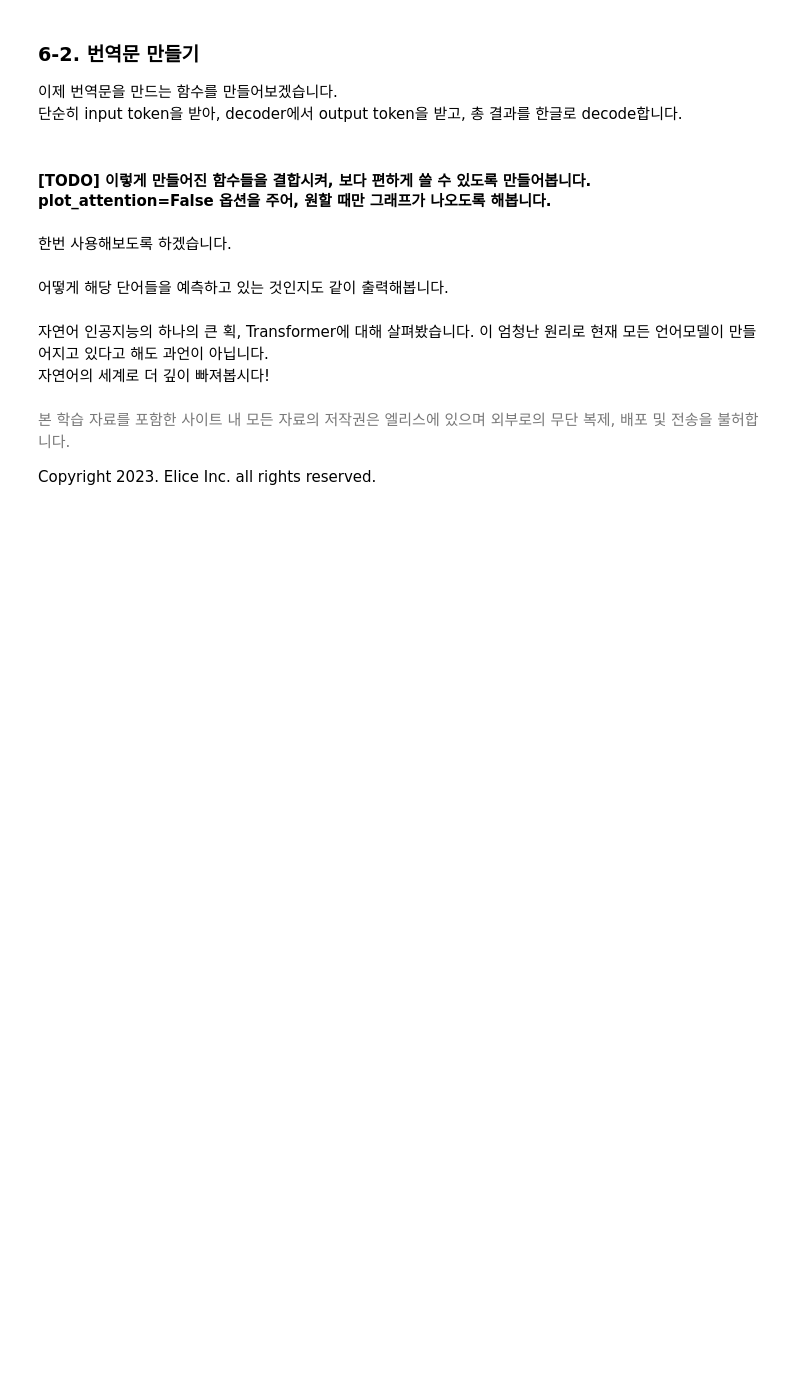
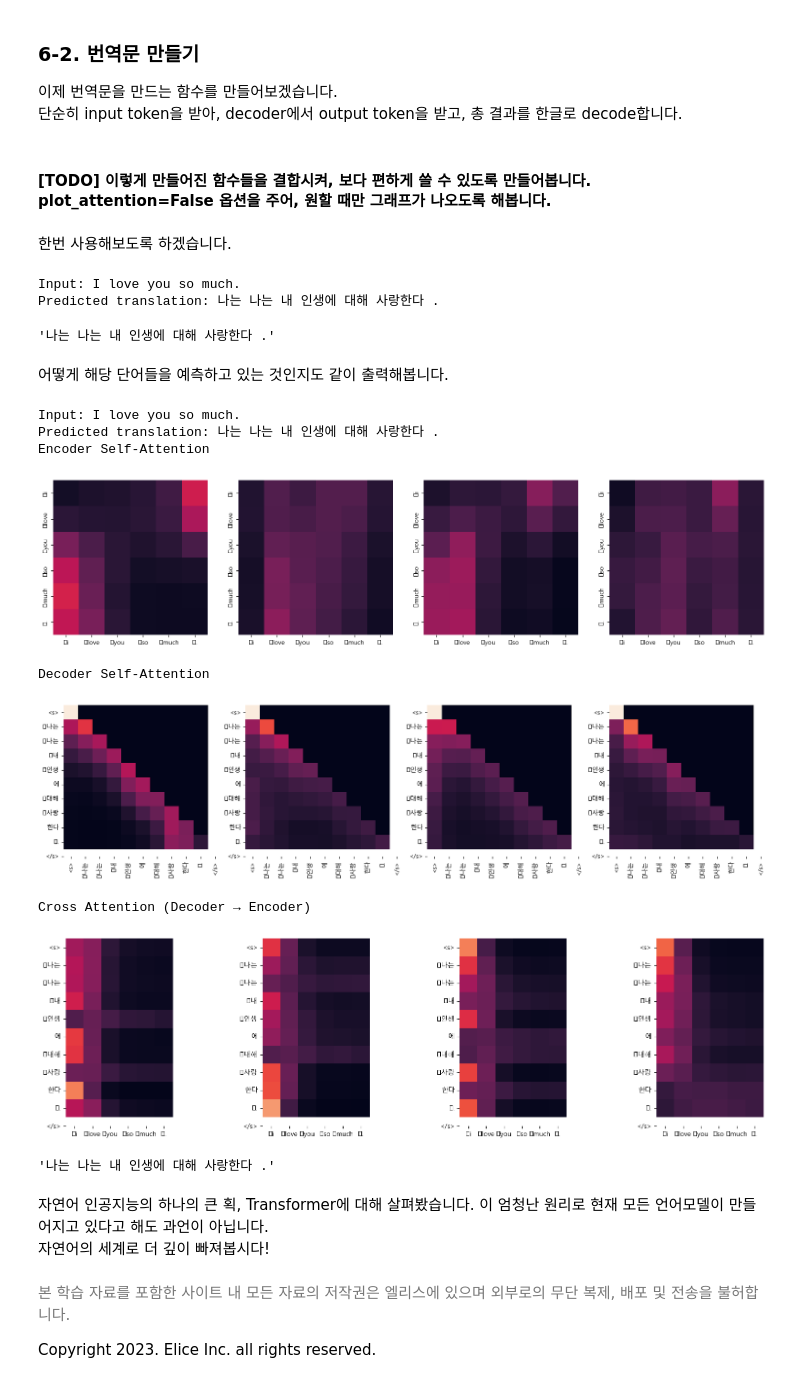
Before and after one commit to jihyeon602/NLP_Transformer_practice, a Jupyter notebook: practice1/[실습] 자연어 인공지능의 작은 거인 Transformer 구현하기.ipynb, the cells around one changed output. Drawn from its saved outputs; the diff is of its cells as text; code cells hidden in the pictures; blank space fills up the shorter version.

```diff
--- a/practice1/[실습] 자연어 인공지능의 작은 거인 Transformer 구현하기.ipynb
+++ b/practice1/[실습] 자연어 인공지능의 작은 거인 Transformer 구현하기.ipynb
@@ -705,9 +892,9 @@ class Transformer(tf.keras.Model):
 # %%
 # 주어진 하이퍼파라미터로 Transformer 인스턴스 생성
 n_layers = 2
-n_heads = 8
-d_model = 512
-d_ff = 2048
+n_heads = 4
+d_model = 128
+d_ff = 1024
 dropout= 0.4
 src_vocab_size = 10000
 tgt_vocab_size = 10000
@@ -793,6 +1003,16 @@ model.compile(optimizer=optimizer,loss=loss_function)
 # %% [markdown]
 이제 인공지능 번역기를 학습시킬 준비가 끝났습니다. 한번 학습시켜 보도록 하겠습니다.
 조금 시간이 걸립니다.(약 30 ~ 60분: GPU성능에 따라) 잠시 커피라도 한잔 하는 것도 좋겠습니다.
-# %%
-epochs = 20
-model.fit(train_dataset,validation_data=val_dataset,epochs=epochs)
+# %%
+from tensorflow.keras.callbacks import ModelCheckpoint
+
+checkpoint = ModelCheckpoint(
+    filepath='best_transformer2.weights.h5',
+    monitor='val_loss',
+    save_best_only=True,
+    save_weights_only=True,
+    verbose=1
+)
+
+epochs = 10
+model.fit(train_dataset,validation_data=val_dataset,epochs=epochs, callbacks=[checkpoint])
@@ -881,7 +1134,7 @@ def evaluate(sentence, model, src_tokenizer, tgt_tokenizer, max_len=100):
 #### [TODO] 이렇게 만들어진 함수들을 결합시켜, 보다 편하게 쓸 수 있도록 만들어봅니다. plot_attention=False 옵션을 주어, 원할 때만 그래프가 나오도록 해봅니다.
 # %%
 # 번역 생성 및 Attention 시각화 결합
-def translate(sentence, model, src_tokenizer, tgt_tokenizer, ____________________):
+def translate(sentence, model, src_tokenizer, tgt_tokenizer, plot_attention=False):
     pieces, result, enc_attns, dec_attns, dec_enc_attns = \
     evaluate(sentence, model, src_tokenizer, tgt_tokenizer)
 
@@ -895,11 +1148,25 @@ def translate(sentence, model, src_tokenizer, tgt_tokenizer, ___________________
 # %% [markdown]
 한번 사용해보도록 하겠습니다.
 # %%
-translate("I love you, so much.", model, en_tokenizer, ko_tokenizer)
+translate("I love you so much.", model, en_tokenizer, ko_tokenizer)
+# %% [output]
+Input: I love you so much.
+Predicted translation: 나는 나는 내 인생에 대해 사랑한다 .
+'나는 나는 내 인생에 대해 사랑한다 .'
 # %% [markdown]
 어떻게 해당 단어들을 예측하고 있는 것인지도 같이 출력해봅니다.
 # %%
-translate("I love you, so much.", model, en_tokenizer, ko_tokenizer, plot_attention=True)
+translate("I love you so much.", model, en_tokenizer, ko_tokenizer, plot_attention=True)
+# %% [output]
+Input: I love you so much.
+Predicted translation: 나는 나는 내 인생에 대해 사랑한다 .
+Encoder Self-Attention
+[figure, added]
+Decoder Self-Attention
+[figure, added]
+Cross Attention (Decoder → Encoder)
+[figure, added]
+'나는 나는 내 인생에 대해 사랑한다 .'
 # %% [markdown]
 자연어 인공지능의 하나의 큰 획, Transformer에 대해 살펴봤습니다. 이 엄청난 원리로 현재 모든 언어모델이 만들어지고 있다고 해도 과언이 아닙니다.
 자연어의 세계로 더 깊이 빠져봅시다!
```
Also changed, not shown: parts of 33 cells of this notebook.
